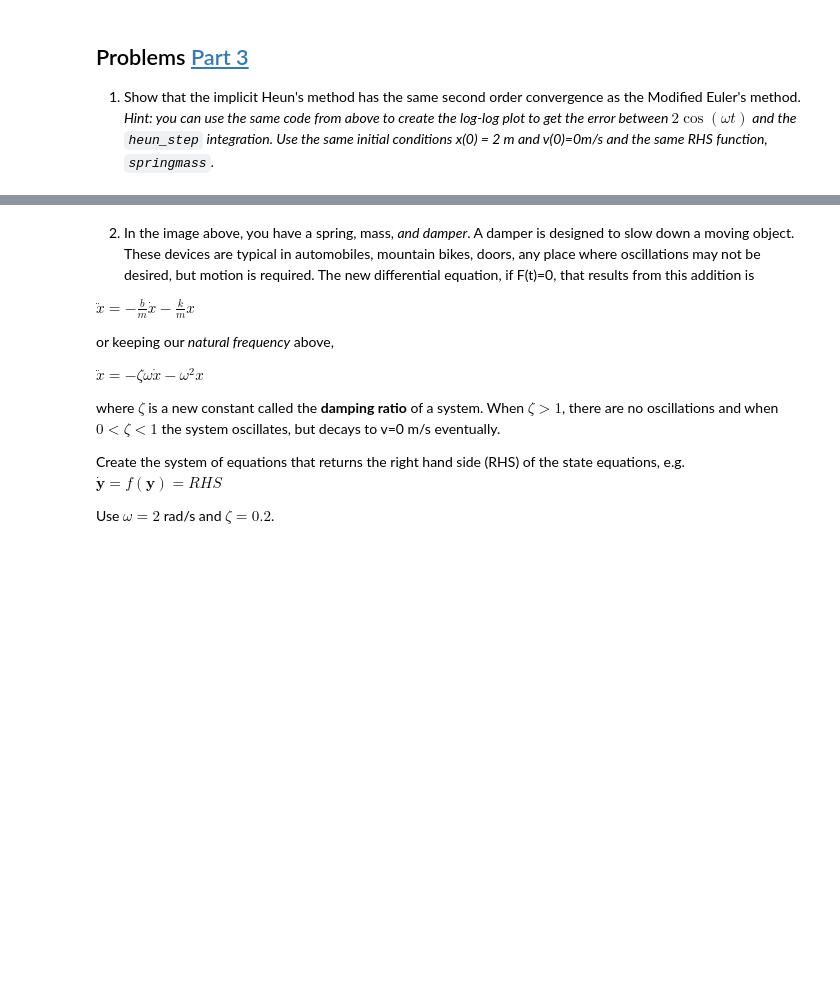
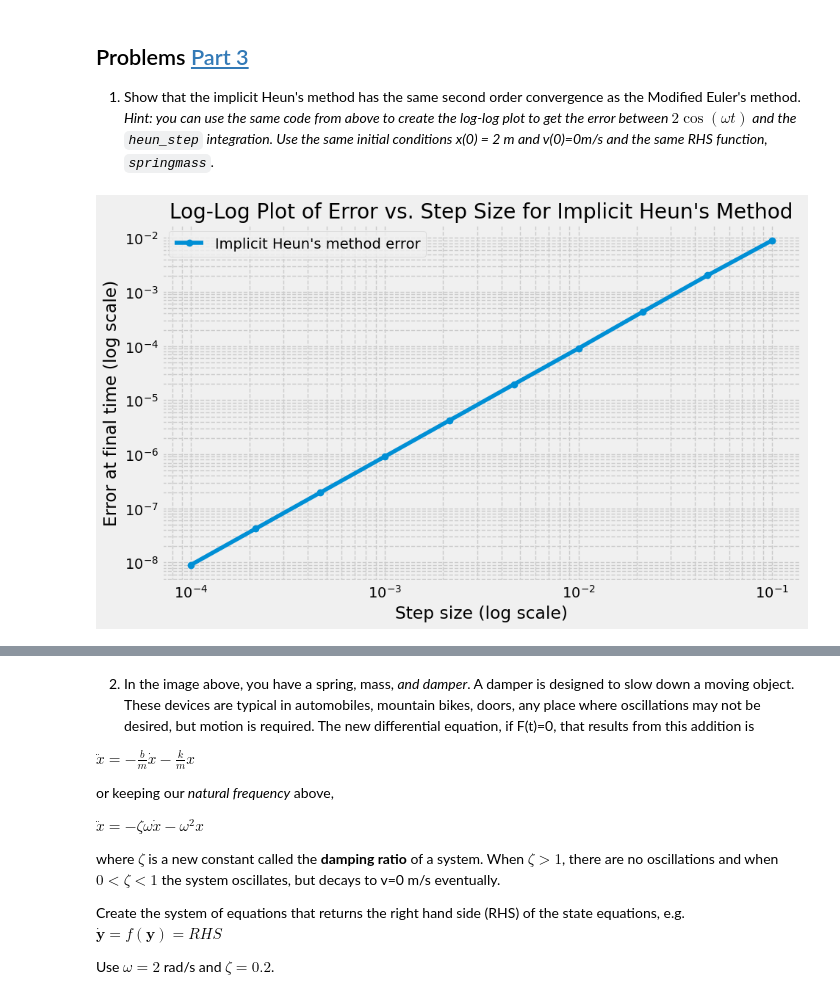
Before and after one commit to jackseitz/computational-mechanics, a Jupyter notebook: _sources/module_03/HW_03.ipynb, the cells around one changed output, grey strips where cells are left out. Saved outputs shown, nothing was run; the diff lists cells and outputs as text; code cells hidden in the pictures; blank space fills up the shorter version.

```diff
--- a/_sources/module_03/HW_03.ipynb
+++ b/_sources/module_03/HW_03.ipynb
@@ -319,6 +323,66 @@ where $c= \frac{1}{2} \pi R^2 \rho C_d$.
 ## Problems [Part 3](./03_Get_Oscillations.md)
 
 1. Show that the implicit Heun's method has the same second order convergence as the Modified Euler's method. _Hint: you can use the same code from above to create the log-log plot to get the error between $2\cos(\omega t)$ and the `heun_step` integration. Use the same initial conditions x(0) = 2 m and v(0)=0m/s and the same RHS function, `springmass`._
+# %%
+import numpy as np
+import matplotlib.pyplot as plt
+from scipy.optimize import fsolve
+
+#Define the spring-mass system RHS function
+def spring_mass(t, y):
+    # y[0] = x, y[1] = v
+    k = 1  # spring constant
+    m = 1  # mass
+    dydt = [y[1], -k/m * y[0]]
+    return np.array(dydt)
+
+#Define the implicit Heun's method (trapezoidal rule)
+def heun_step(t, y, dt, rhs):
+    # Predictor step (Euler's method)
+    y_pred = y + dt * rhs(t, y)
+    # Corrector step (trapezoidal rule)
+    def F(y_next):
+        return y_next - dt * 0.5 * (rhs(t, y) + rhs(t + dt, y_next)) - y
+    # Solve for the next value implicitly
+    y_next = fsolve(F, y_pred)
+    return y_next
+
+#Initial conditions
+y0 = np.array([2.0, 0.0])  # x(0) = 2, v(0) = 0
+t0 = 0
+tf = 10
+analytical_solution = lambda t: 2 * np.cos(t)
+
+#Range of step sizes for error analysis
+step_sizes = np.logspace(-4, -1, 10)
+errors = []
+
+#Perform integration and error analysis for different step sizes
+for dt in step_sizes:
+    times = np.arange(t0, tf + dt, dt)
+    y = y0
+    numerical_solution = [y[0]]
+
+    #Time integration using Heun's method
+    for t in times[:-1]:
+        y = heun_step(t, y, dt, spring_mass)
+        numerical_solution.append(y[0])
+
+    #Calculate the error at the final time
+    error = np.abs(analytical_solution(times[-1]) - numerical_solution[-1])
+    errors.append(error)
+
+#Plotting the log-log plot of the error
+plt.figure(figsize=(10, 6))
+plt.loglog(step_sizes, errors, marker='o', linestyle='-', label='Implicit Heun\'s method error')
+plt.xlabel('Step size (log scale)')
+plt.ylabel('Error at final time (log scale)')
+plt.title('Log-Log Plot of Error vs. Step Size for Implicit Heun\'s Method')
+plt.legend()
+plt.grid(True, which="both", ls="--")
+plt.show()
+# %% [output]
+[figure, added]
 # %% [markdown]
 ![A lumped mass connected to a spring and
 damper](../images/damped-spring.png)
```
Also changed, not shown: parts of 8 cells of this notebook, 53 other files.
